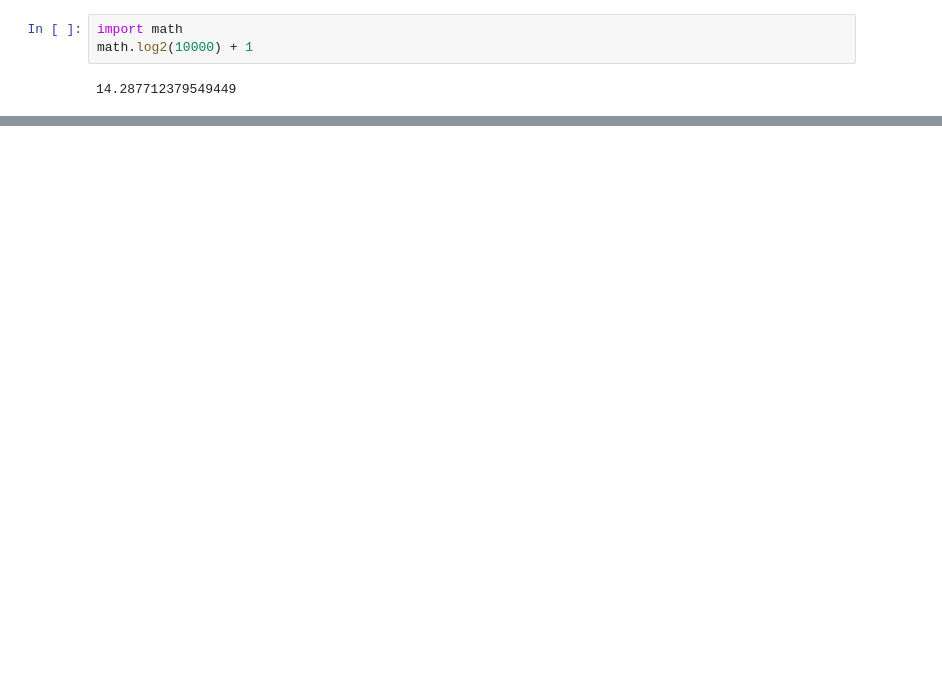
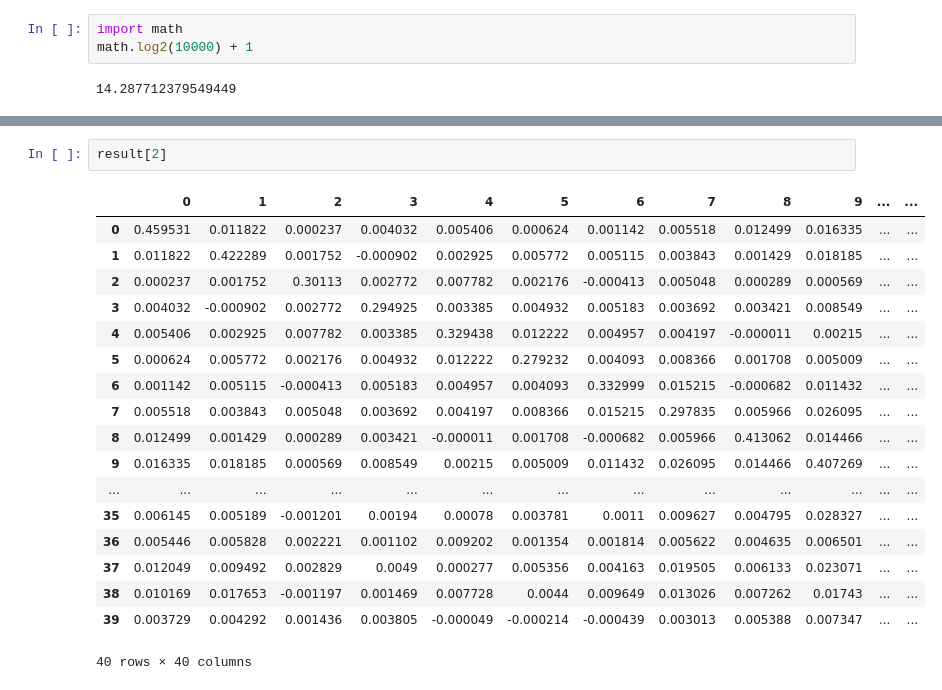
Before and after one commit to m11o/lablib-notebook, a Jupyter notebook: notebooks/sulfur/test_monte_corlo.ipynb, the cells around one changed output, grey strips where cells are left out. Drawn from its saved outputs; the diff is of its cells as text; blank space fills up the shorter version.

```diff
--- a/notebooks/sulfur/test_monte_corlo.ipynb
+++ b/notebooks/sulfur/test_monte_corlo.ipynb
@@ -210,0 +241,21 @@ np.mean(fit.extract('mu')['mu']) + min_value5
+# %%
+result[2]
+# %% [output]
+|  | 0 | 1 | 2 | 3 | 4 | 5 | 6 | 7 | 8 | 9 | ... | ... |
+| 0 | 0.459531 | 0.011822 | 0.000237 | 0.004032 | 0.005406 | 0.000624 | 0.001142 | 0.005518 | 0.012499 | 0.016335 | ... | ... |
+| 1 | 0.011822 | 0.422289 | 0.001752 | -0.000902 | 0.002925 | 0.005772 | 0.005115 | 0.003843 | 0.001429 | 0.018185 | ... | ... |
+| 2 | 0.000237 | 0.001752 | 0.30113 | 0.002772 | 0.007782 | 0.002176 | -0.000413 | 0.005048 | 0.000289 | 0.000569 | ... | ... |
+| 3 | 0.004032 | -0.000902 | 0.002772 | 0.294925 | 0.003385 | 0.004932 | 0.005183 | 0.003692 | 0.003421 | 0.008549 | ... | ... |
+| 4 | 0.005406 | 0.002925 | 0.007782 | 0.003385 | 0.329438 | 0.012222 | 0.004957 | 0.004197 | -0.000011 | 0.00215 | ... | ... |
+| 5 | 0.000624 | 0.005772 | 0.002176 | 0.004932 | 0.012222 | 0.279232 | 0.004093 | 0.008366 | 0.001708 | 0.005009 | ... | ... |
+| 6 | 0.001142 | 0.005115 | -0.000413 | 0.005183 | 0.004957 | 0.004093 | 0.332999 | 0.015215 | -0.000682 | 0.011432 | ... | ... |
+| 7 | 0.005518 | 0.003843 | 0.005048 | 0.003692 | 0.004197 | 0.008366 | 0.015215 | 0.297835 | 0.005966 | 0.026095 | ... | ... |
+| 8 | 0.012499 | 0.001429 | 0.000289 | 0.003421 | -0.000011 | 0.001708 | -0.000682 | 0.005966 | 0.413062 | 0.014466 | ... | ... |
+| 9 | 0.016335 | 0.018185 | 0.000569 | 0.008549 | 0.00215 | 0.005009 | 0.011432 | 0.026095 | 0.014466 | 0.407269 | ... | ... |
+| ... | ... | ... | ... | ... | ... | ... | ... | ... | ... | ... | ... | ... |
+| 35 | 0.006145 | 0.005189 | -0.001201 | 0.00194 | 0.00078 | 0.003781 | 0.0011 | 0.009627 | 0.004795 | 0.028327 | ... | ... |
+| 36 | 0.005446 | 0.005828 | 0.002221 | 0.001102 | 0.009202 | 0.001354 | 0.001814 | 0.005622 | 0.004635 | 0.006501 | ... | ... |
+| 37 | 0.012049 | 0.009492 | 0.002829 | 0.0049 | 0.000277 | 0.005356 | 0.004163 | 0.019505 | 0.006133 | 0.023071 | ... | ... |
+| 38 | 0.010169 | 0.017653 | -0.001197 | 0.001469 | 0.007728 | 0.0044 | 0.009649 | 0.013026 | 0.007262 | 0.01743 | ... | ... |
+| 39 | 0.003729 | 0.004292 | 0.001436 | 0.003805 | -0.000049 | -0.000214 | -0.000439 | 0.003013 | 0.005388 | 0.007347 | ... | ... |
+40 rows × 40 columns
```
Also changed, not shown: parts of 17 cells of this notebook.
